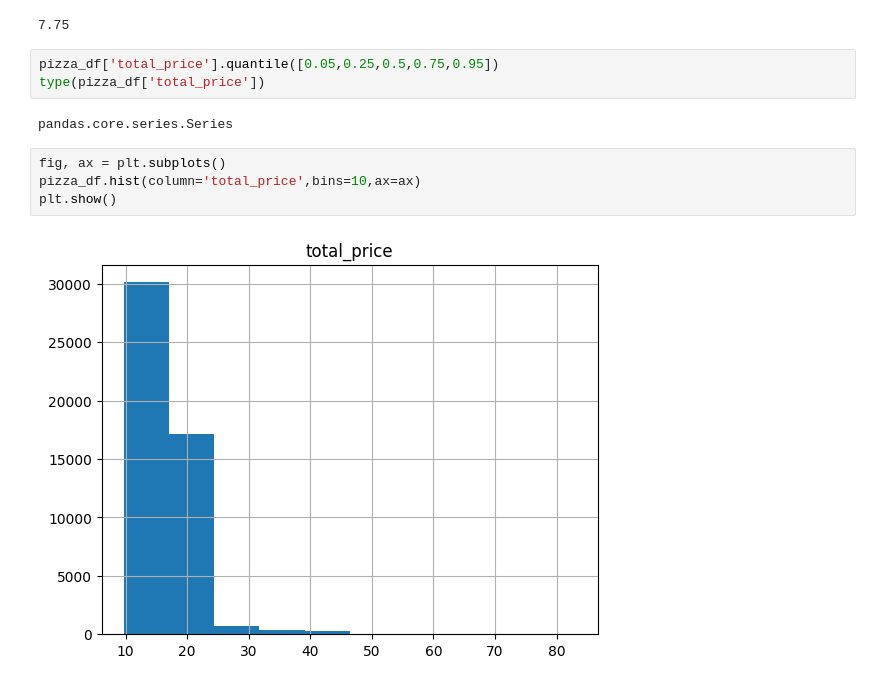
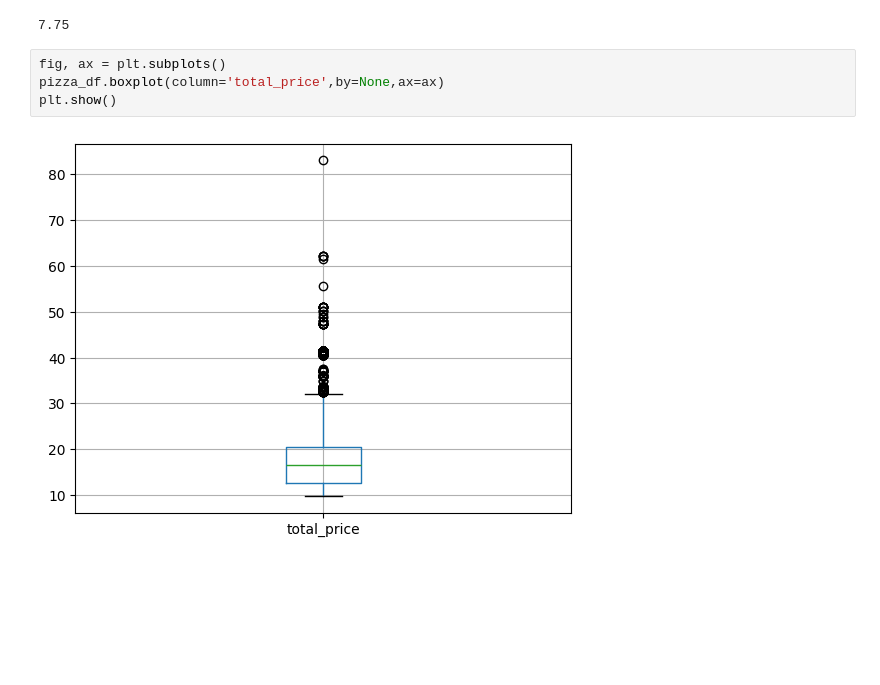
Before and after one commit to Kmssiz/Pizza-sales-EDA, a Jupyter notebook: code.ipynb, the cells around one changed output. Drawn from its saved outputs; the diff is of its cells as text; blank space fills up the shorter version.

```diff
--- a/code.ipynb
+++ b/code.ipynb
@@ -98,14 +98,9 @@ iqr = q3 - q1
 iqr
 # %% [output]
 7.75
-# %%
-pizza_df['total_price'].quantile([0.05,0.25,0.5,0.75,0.95])
-type(pizza_df['total_price'])
-# %% [output]
-pandas.core.series.Series
 # %%
 fig, ax = plt.subplots()
-pizza_df.hist(column='total_price',bins=10,ax=ax)
+pizza_df.boxplot(column='total_price',by=None,ax=ax)
 plt.show()
 # %% [output]
-[figure, old version]
+[figure, new version]
```
Also changed, not shown: parts of 4 cells of this notebook.
